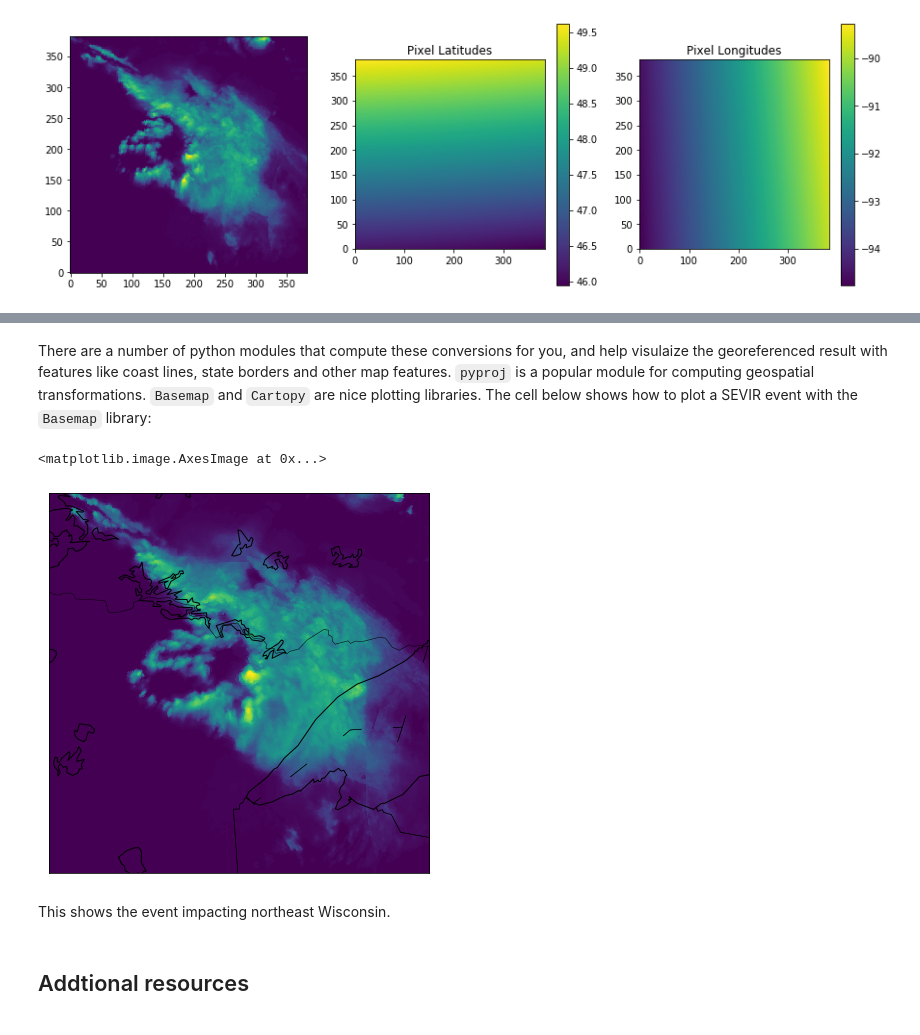
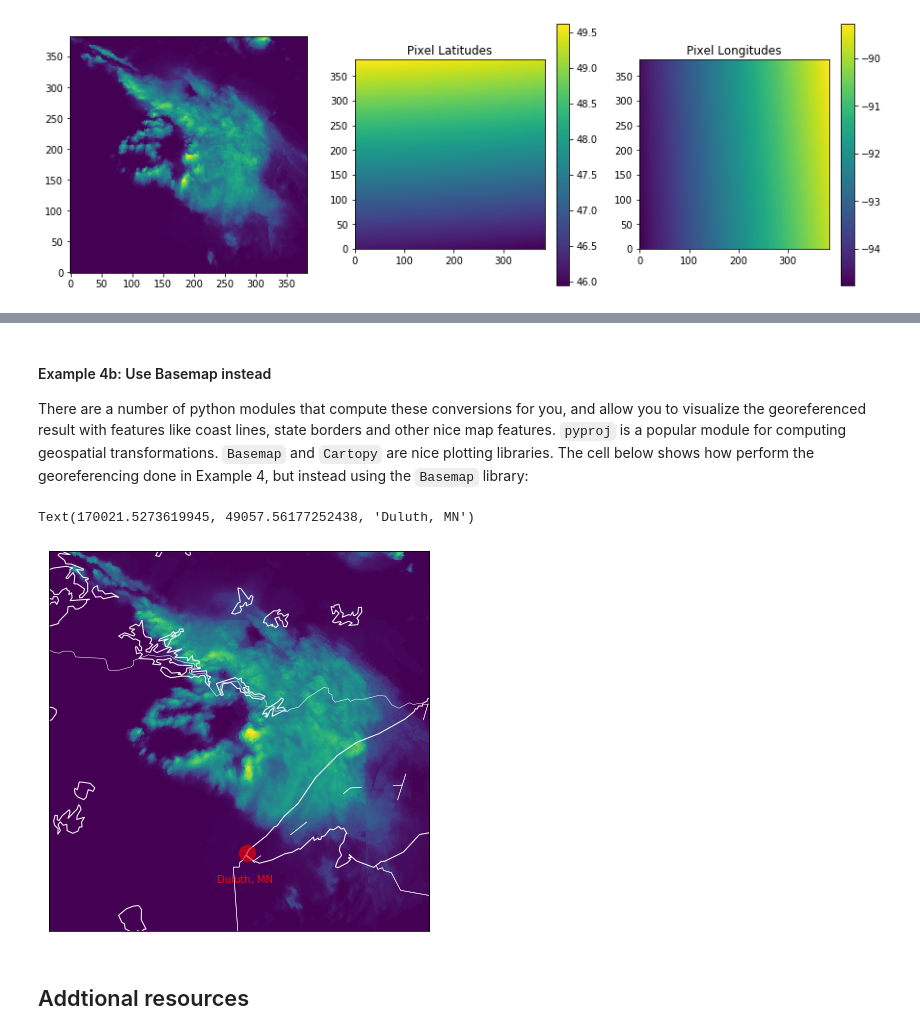
Before and after one commit to MIT-AI-Accelerator/eie-sevir, a Jupyter notebook: examples/SEVIR_Tutorial.ipynb, the cells around one changed output, grey strips where cells are left out. Cells and saved outputs as stored; diff of their text form; code cells hidden in the pictures.

```diff
--- a/examples/SEVIR_Tutorial.ipynb
+++ b/examples/SEVIR_Tutorial.ipynb
@@ -510,29 +531,34 @@ Text(0.5, 1.0, 'Pixel Longitudes')
 # %% [markdown]
-There are a number of python modules that compute these conversions for you, and help visulaize the georeferenced result with features like coast lines, state borders and other map features.  `pyproj` is a popular module for computing geospatial transformations.  `Basemap` and `Cartopy` are nice plotting libraries.  The cell below shows how to plot a SEVIR event with the `Basemap` library:
+#### Example 4b:   Use Basemap instead
+
+There are a number of python modules that compute these conversions for you, and allow you to visualize the georeferenced result with features like coast lines, state borders and other nice map features.  `pyproj` is a popular module for computing geospatial transformations.  `Basemap` and `Cartopy` are nice plotting libraries.  The cell below shows how perform the georeferencing done in Example 4, but instead using the `Basemap` library:
 # %%
 # Note:  Requires basemap module to run
 import warnings
 warnings.filterwarnings('ignore')
 from mpl_toolkits.basemap import Basemap # conda/pip install basemap basemap-data-hires
 # Create Basemap Object
 s=sample_event[sample_event.img_type=='vil'].squeeze()
 fig,ax=plt.subplots(1,1,figsize=(7,7))
 m = Basemap(llcrnrlat=s.llcrnrlat, llcrnrlon=s.llcrnrlon,
             urcrnrlat=s.urcrnrlat,urcrnrlon=s.urcrnrlon,
             width=s.width_m, height=s.height_m,
             lat_0=38, lon_0=-98,
             projection='laea',
             resolution='i',
             ax=ax)
-m.drawstates()
-m.drawcoastlines()
-m.drawcountries()
+m.drawstates(color='w')
+m.drawcoastlines(color='w')
+m.drawcountries(color='w')
 m.imshow(vil[:,:,24])
+
+lat,lon = 46.7867, -92.1005 # Duluth, MN
+x,y=m(lon,lat) # will be in projection coordinates
+m.plot(x,y,linestyle='none', marker="o", markersize=16, alpha=0.6, c="red")
+ax.text(x-30e3,y-30e3,'Duluth, MN',color='r')
 # %% [output]
-<matplotlib.image.AxesImage at 0x...>
+Text(170021.5273619945, 49057.56177252438, 'Duluth, MN')
-[figure, old version]
+[figure, new version]
-# %% [markdown]
-This shows the event impacting northeast Wisconsin.
 # %% [markdown]
 ## Addtional resources <a class="anchor" id="additional"></a>
 # %% [markdown]
```
Also changed, not shown: parts of 9 cells of this notebook.
